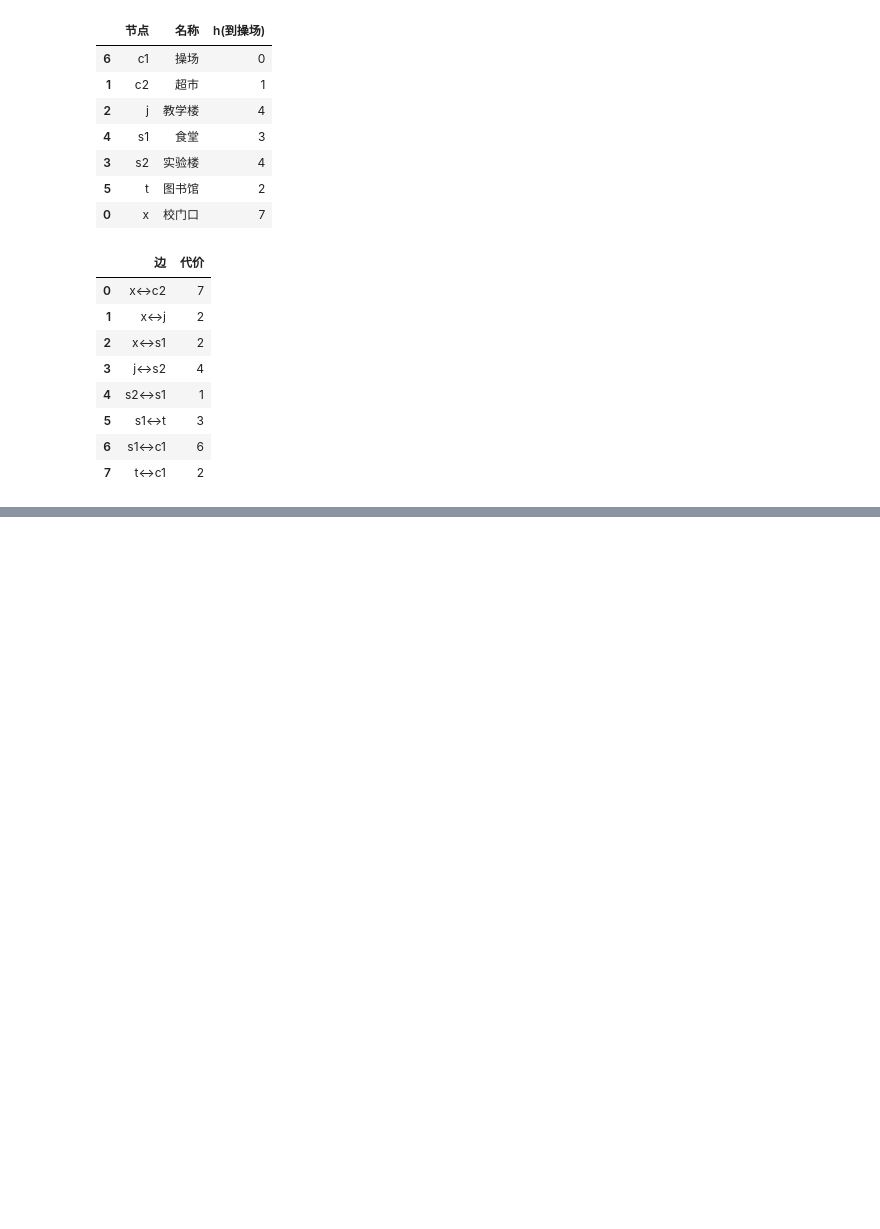
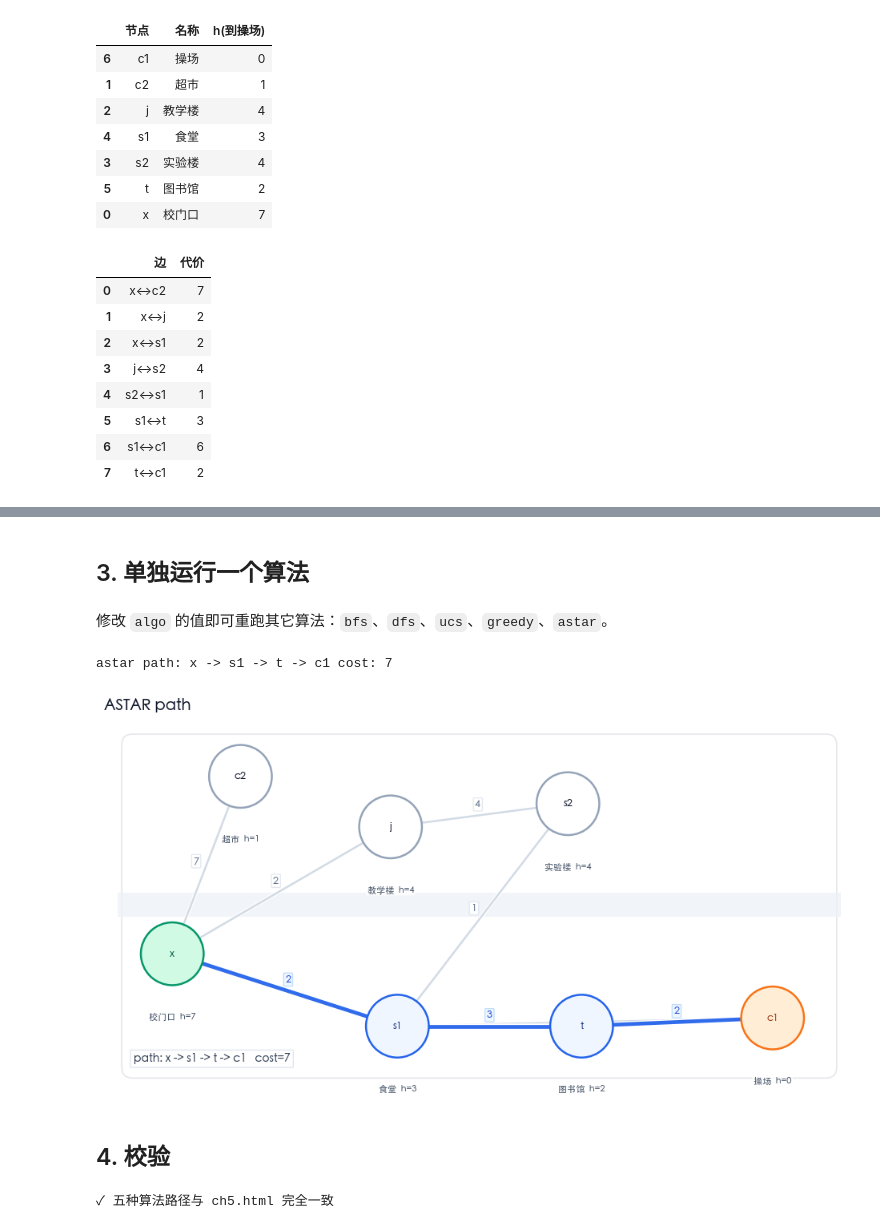
Before and after one commit to zhesun-0209/ai-thinking-labs, a Jupyter notebook: notebooks/ch05_campus_search.ipynb, the cells around one changed output, grey strips where cells are left out. Drawn from its saved outputs; the diff is of its cells as text; code cells hidden in the pictures; blank space fills up the shorter version.

```diff
--- a/notebooks/ch05_campus_search.ipynb
+++ b/notebooks/ch05_campus_search.ipynb
@@ -318,0 +82,8 @@ Greedy 只看启发式估计；A* 把真实代价 g 与估计代价 h 合在一
+# %% [markdown]
+## 3. 单独运行一个算法
+# %% [markdown]
+修改 `algo` 的值即可重跑其它算法：`bfs`、`dfs`、`ucs`、`greedy`、`astar`。
+# %%
+algo = 'astar'
+# %%
+path = results[algo]['path']
@@ -318,0 +92,14 @@ Greedy 只看启发式估计；A* 把真实代价 g 与估计代价 h 合在一
+# %%
+print(algo, 'path:', ' -> '.join(path), 'cost:', cost)
+# %% [output]
+astar path: x -> s1 -> t -> c1 cost: 7
+# %%
+plot_campus(path, title=f'{algo.upper()} path')
+# %% [output]
+[figure, added]
+# %% [markdown]
+## 4. 校验
+# %%
+verify_against_web(graph)
+# %% [output]
+✓ 五种算法路径与 ch5.html 完全一致
```
Also changed, not shown: parts of 63 cells of this notebook, 2 other files.
